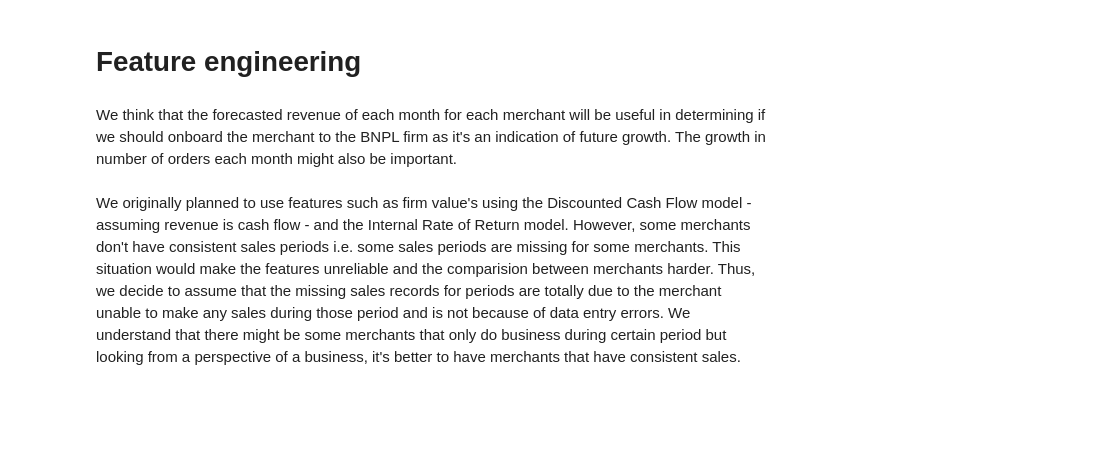
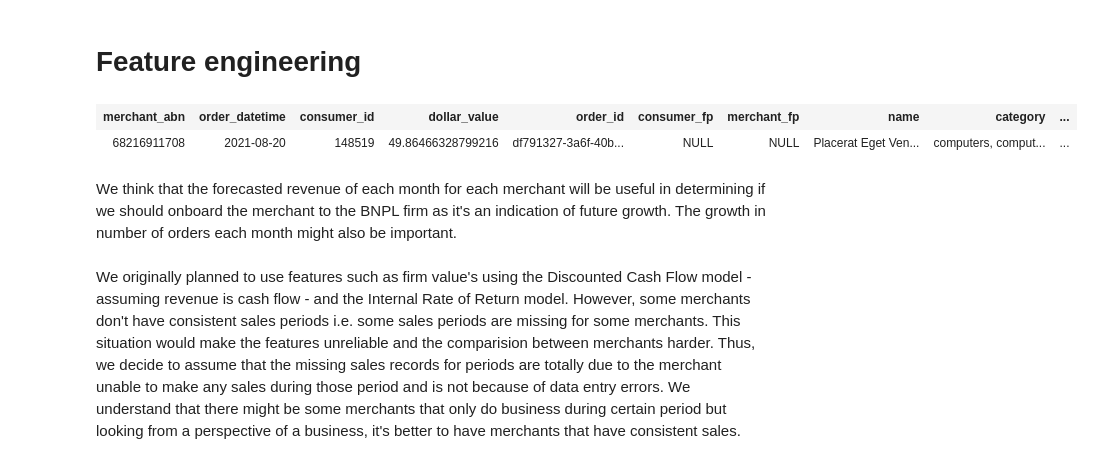
Before and after one commit to MAST30034-AppliedDataScience/project-2-group-buy-now-pay-later-industry-project-9, a Jupyter notebook: notebooks/ranking_model.ipynb, the cells around one changed output. Cells and saved outputs as stored; diff of their text form; code cells hidden in the pictures; blank space fills up the shorter version.

```diff
--- a/notebooks/ranking_model.ipynb
+++ b/notebooks/ranking_model.ipynb
@@ -17,6 +24,11 @@ spark = (
 # %%
 transactions = spark.read.parquet(f"../data/curated/transactions.parquet")
 transactions = transactions.withColumn("order_month", F.date_format(F.col("order_datetime"), "yyyy-MM"))
+# %%
+transactions.limit(1)
+# %% [output]
+| merchant_abn | order_datetime | consumer_id | dollar_value | order_id | consumer_fp | merchant_fp | name | category | ... |
+| 68216911708 | 2021-08-20 | 148519 | 49.86466328799216 | df791327-3a6f-40b... | NULL | NULL | Placerat Eget Ven... | computers, comput... | ... |
 # %% [markdown]
 We think that the forecasted revenue of each month for each merchant will be useful in determining if we should onboard the merchant to the BNPL firm as it's an indication of future growth. The growth in number of orders each month might also be important.
 # %%
```
Also changed, not shown: parts of 5 cells of this notebook, 4 other files.
